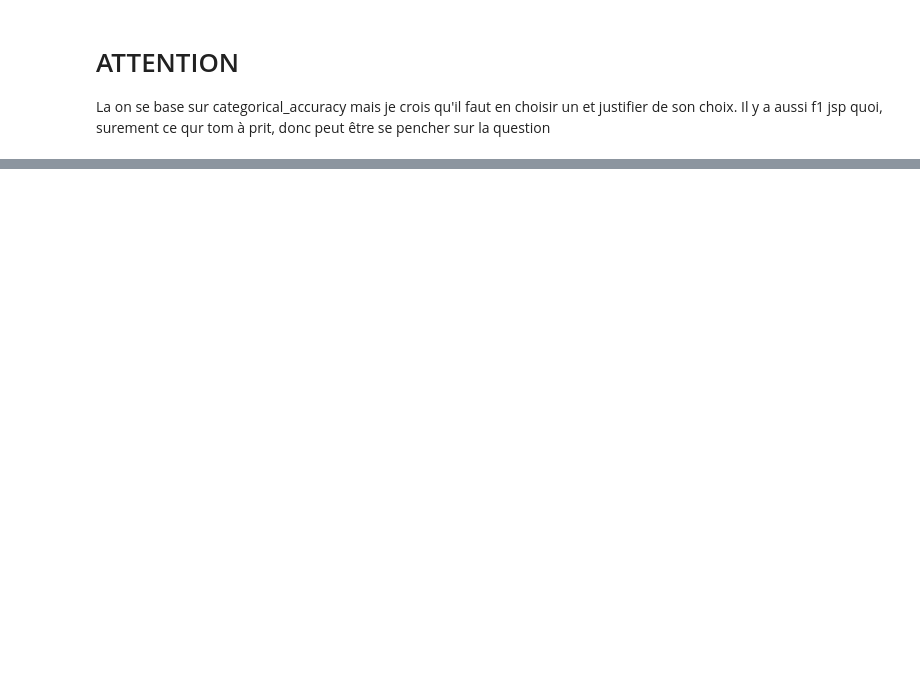
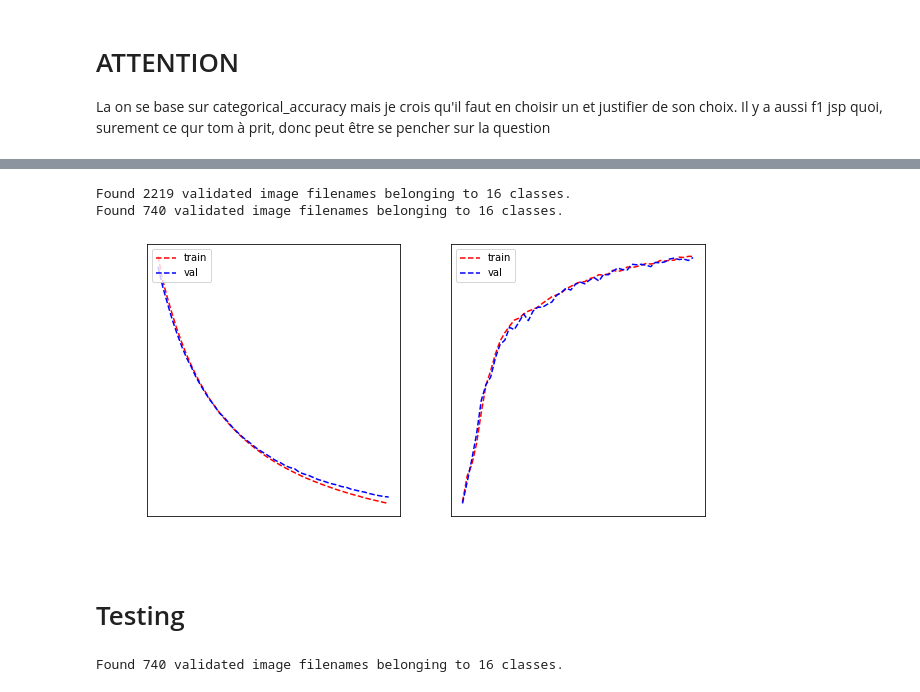
Before and after one commit to clarabourdon/Machine_learning2, a Jupyter notebook: Project1_ML copy.ipynb, the cells around one changed output, grey strips where cells are left out. Cells and saved outputs as stored; diff of their text form; code cells hidden in the pictures; blank space fills up the shorter version.

Commit message:
ajout du modele pour le type des panneaux

```diff
--- a/Project1_ML copy.ipynb
+++ b/Project1_ML copy.ipynb
@@ -318,0 +353,8 @@ La on se base sur categorical_accuracy mais je crois qu'il faut en choisir un et
+# %%
+model_type.compile(optimizer='SGD',
+              loss=tf.keras.losses.CategoricalCrossentropy(from_logits=True),
+              metrics=['categorical_accuracy'])
+# %%
+train_data['Subfolder_Name'] = train_data['Subfolder_Name'].astype('str')
+val_data['Subfolder_Name'] = val_data['Subfolder_Name'].astype('str')
+train_data.head()
@@ -318,0 +368,55 @@ La on se base sur categorical_accuracy mais je crois qu'il faut en choisir un et
+# %%
+
+train_datagen = ImageDataGenerator(rescale=1./255, data_format='channels_last')
+val_datagen = ImageDataGenerator(rescale=1./255, data_format='channels_last')
+
+batch_size = 32
+
+train_generator = train_datagen.flow_from_dataframe(
+        dataframe=train_data,
+        directory='./',
+        x_col="Image_path",
+        y_col="Subfolder_Name",
+        target_size=(32, 32),
+        batch_size=batch_size,
+        class_mode='categorical')
+
+validation_generator = val_datagen.flow_from_dataframe(
+        dataframe=val_data,
+        directory='./',
+        x_col="Image_path",
+        y_col="Subfolder_Name",
+        target_size=(32, 32),
+        batch_size=batch_size,
+        class_mode='categorical')
+# %% [output]
+Found 2219 validated image filenames belonging to 16 classes.
+Found 740 validated image filenames belonging to 16 classes.
+# %%
+history = model_type.fit(train_generator, validation_data=validation_generator, epochs=50, verbose=0)
+#history = model.fit_generator(train_generator, validation_data = validation_generator, epochs=50, verbose=0)
+# %%
+plot_learning_curve(history.history['loss'], history.history['val_loss'],
+                    history.history['categorical_accuracy'], history.history['val_categorical_accuracy'],
+                    metric_name='Accuracy')
+# %% [output]
+[figure, added]
+# %% [markdown]
+# Testing
+# %%
+test_data['Subfolder_Name'] = test_data['Subfolder_Name'].astype('str')
+
+test_datagen = ImageDataGenerator(rescale=1./255, data_format='channels_last')
+
+batch_size = 1
+
+test_generator = test_datagen.flow_from_dataframe(
+        dataframe=test_data,
+        directory='./',
+        x_col="Image_path",
+        y_col="Subfolder_Name",
+        target_size=(32, 32),
+        batch_size=batch_size,
+        class_mode='categorical')
+# %% [output]
+Found 740 validated image filenames belonging to 16 classes.
```
Also changed, not shown: parts of 14 cells of this notebook.
